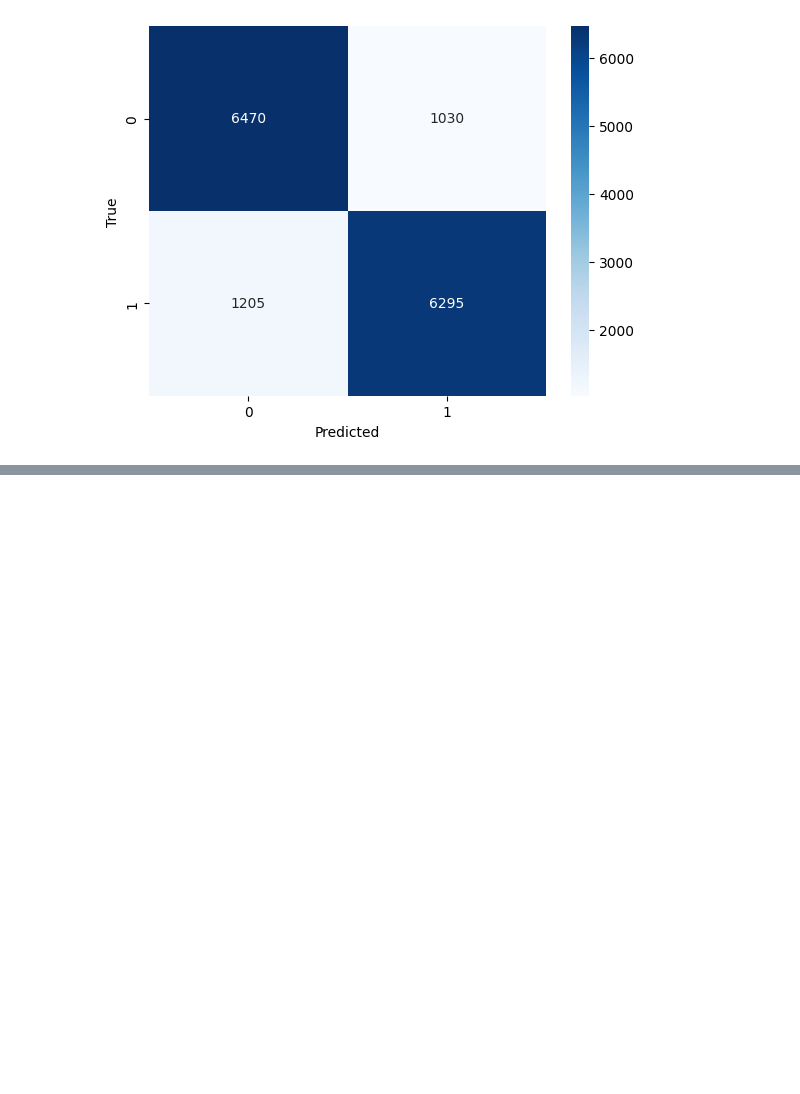
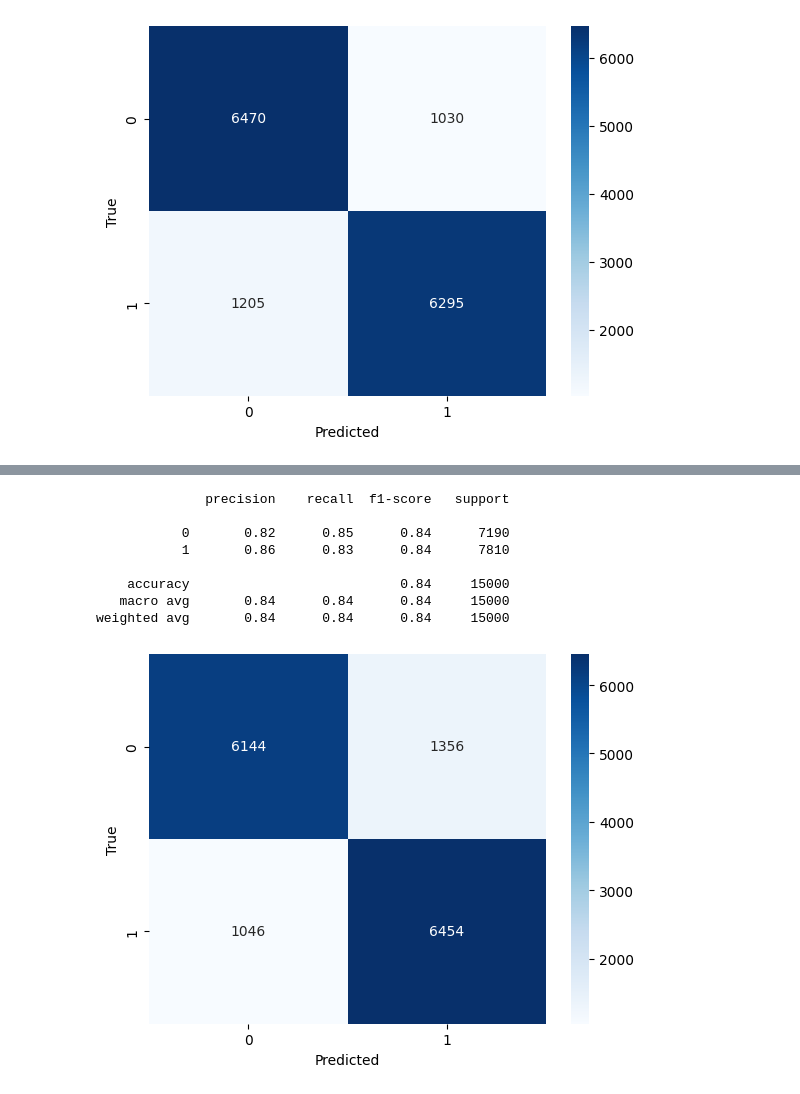
Before and after one commit to franciscoL0pez/TrabajosPracticosOrganizacionDeDatos1C2023, a Jupyter notebook: 7506R-1C2023-GRUPO17.ipynb, the cells around one changed output, grey strips where cells are left out. Saved outputs shown, nothing was run; the diff lists cells and outputs as text; code cells hidden in the pictures; blank space fills up the shorter version.

```diff
--- a/7506R-1C2023-GRUPO17.ipynb
+++ b/7506R-1C2023-GRUPO17.ipynb
@@ -145,0 +158,6 @@ weighted avg       0.85      0.85      0.85     15000
+# %%
+import xgboost as xg_boost
+clas = TfidfVectorizer(smooth_idf= True)
+# %%
+Xg_b = make_pipeline(clas, xg_boost.XGBClassifier())
+Xg_b.fit(x_train,y_train)
@@ -145,0 +182,14 @@ weighted avg       0.85      0.85      0.85     15000
+# %%
+y_pred_Xg = Xg_b.predict(x_test)
+# %%
+metricas(y_pred_Xg,y_test)
+# %% [output]
+              precision    recall  f1-score   support
+
+           0       0.82      0.85      0.84      7190
+           1       0.86      0.83      0.84      7810
+
+    accuracy                           0.84     15000
+   macro avg       0.84      0.84      0.84     15000
+weighted avg       0.84      0.84      0.84     15000
+[figure, added]
```
Also changed, not shown: parts of 15 cells of this notebook, 2 other files.
